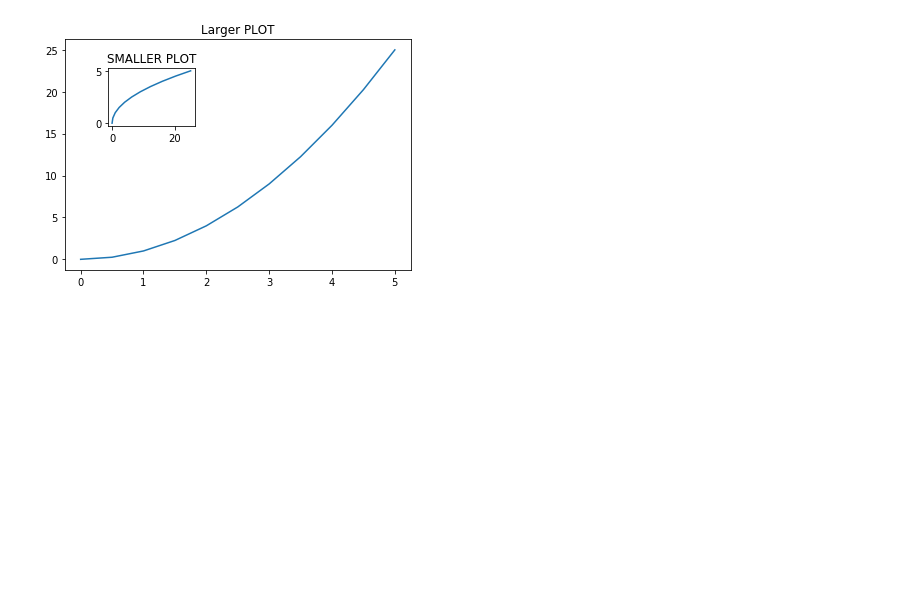
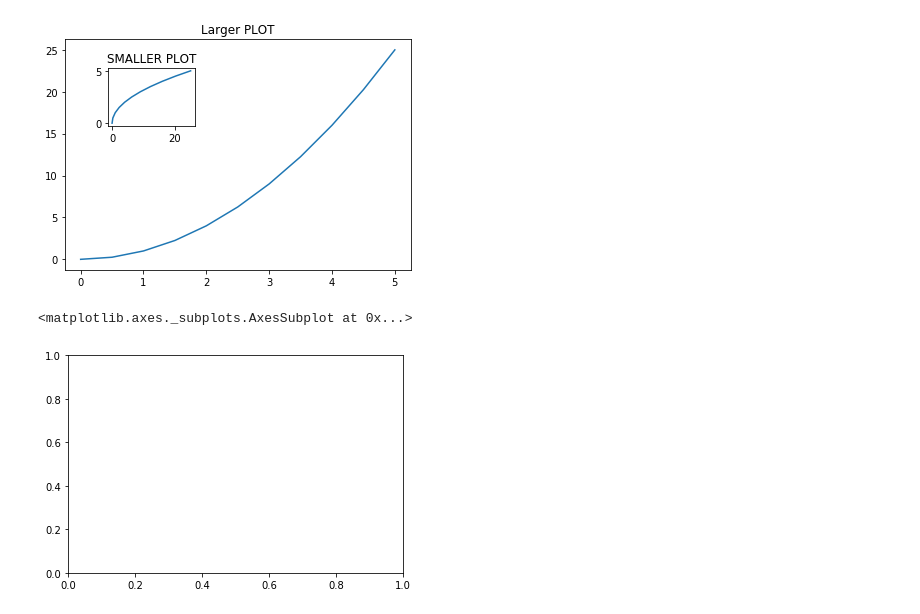
Before and after one commit to tedyeung/Python-, a Jupyter notebook: Pandas/Matplotlib.ipynb, the cells around one changed output. Saved outputs shown, nothing was run; the diff lists cells and outputs as text; code cells hidden in the pictures; blank space fills up the shorter version.

Commit message:
adding new subplots

```diff
--- a/Pandas/Matplotlib.ipynb
+++ b/Pandas/Matplotlib.ipynb
@@ -66,3 +66,9 @@ axes2.set_title('SMALLER PLOT')
 # %% [output]
 <matplotlib.text.Text at 0x...>
 [figure]
+# %%
+fig,axes = plt.subplots()
+axes
+# %% [output]
+<matplotlib.axes._subplots.AxesSubplot at 0x...>
+[figure, added]
```
Also changed, not shown: 1 other file.
